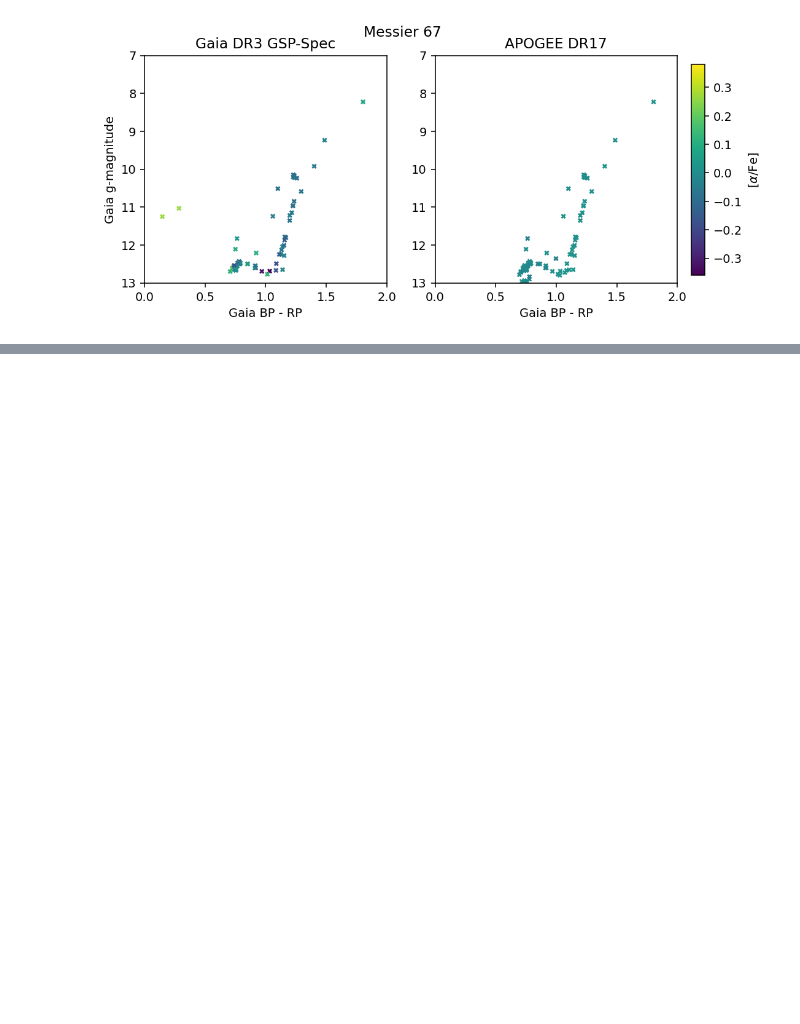
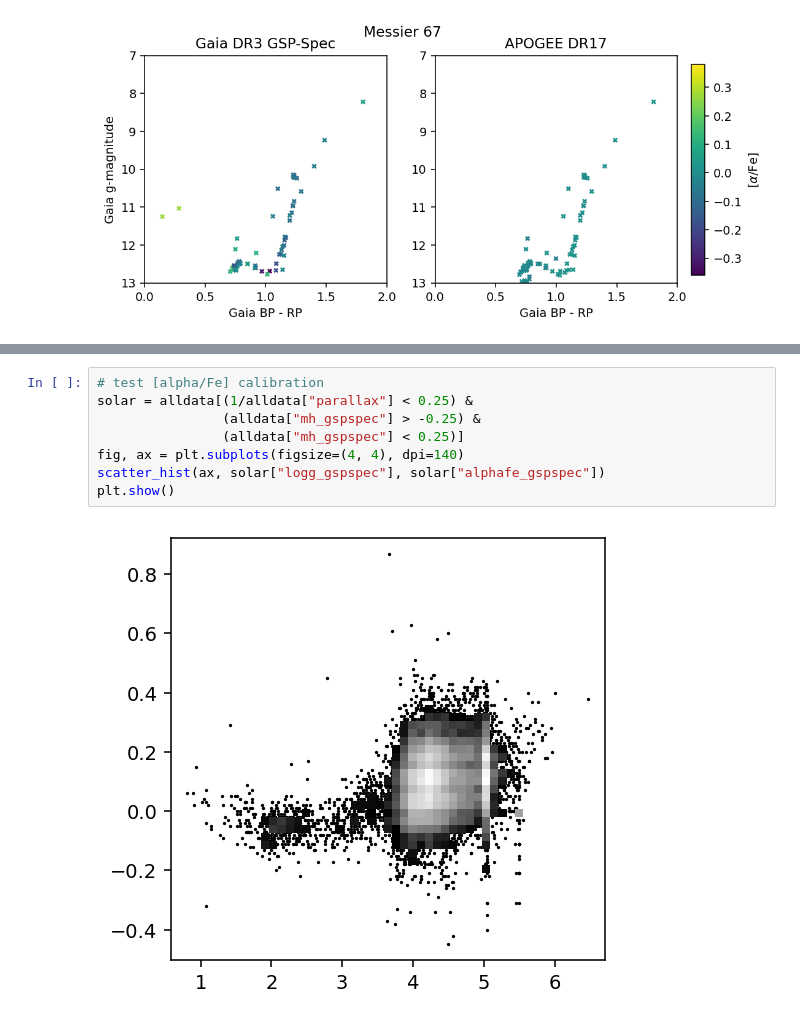
Before and after one commit to lodubay/gaia-sprint, a Jupyter notebook: apogee_alpha_abund.ipynb, the cells around one changed output, grey strips where cells are left out. Drawn from its saved outputs; the diff is of its cells as text; blank space fills up the shorter version.

```diff
--- a/compare_apogee.ipynb
+++ b/apogee_alpha_abund.ipynb
@@ -582,0 +599,10 @@ plt.show()
+# %%
+# test [alpha/Fe] calibration
+solar = alldata[(1/alldata["parallax"] < 0.25) &
+                (alldata["mh_gspspec"] > -0.25) &
+                (alldata["mh_gspspec"] < 0.25)]
+fig, ax = plt.subplots(figsize=(4, 4), dpi=140)
+scatter_hist(ax, solar["logg_gspspec"], solar["alphafe_gspspec"])
+plt.show()
+# %% [output]
+[figure, added]
```
Also changed, not shown: parts of 14 cells of this notebook, 1 other file.
